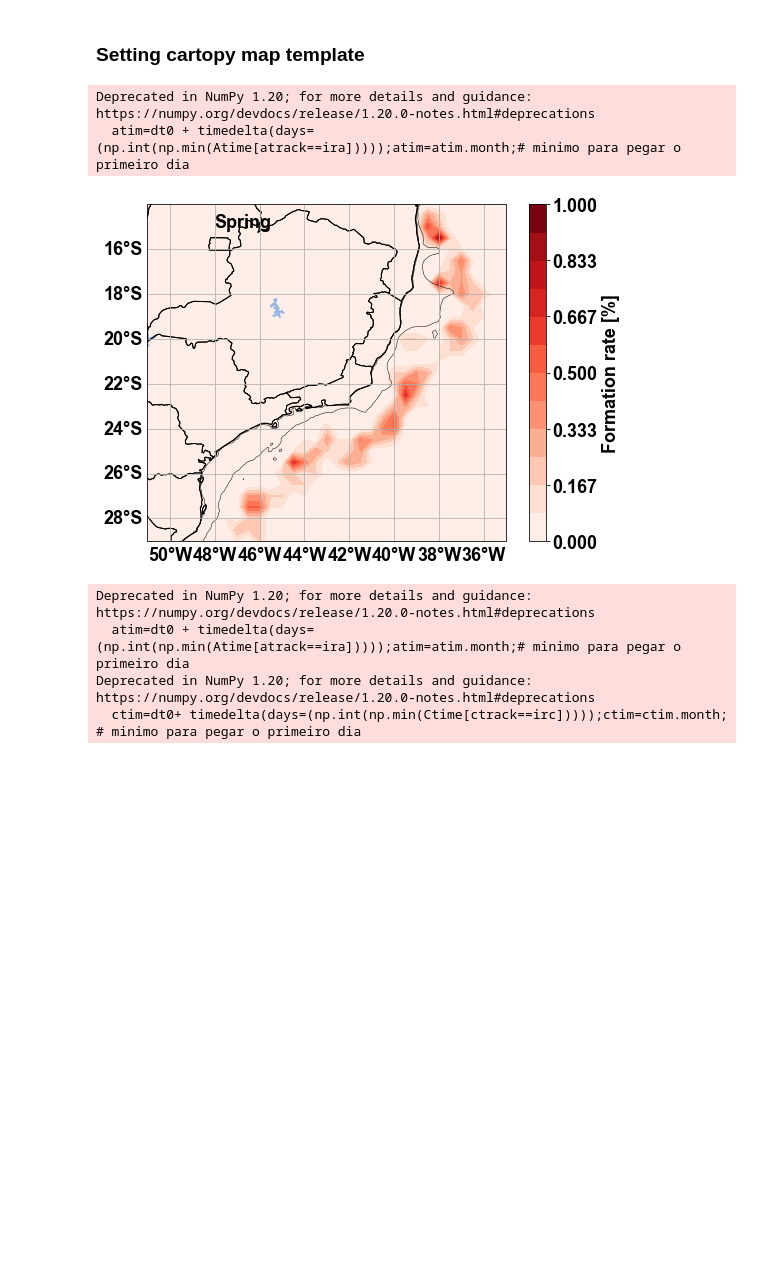
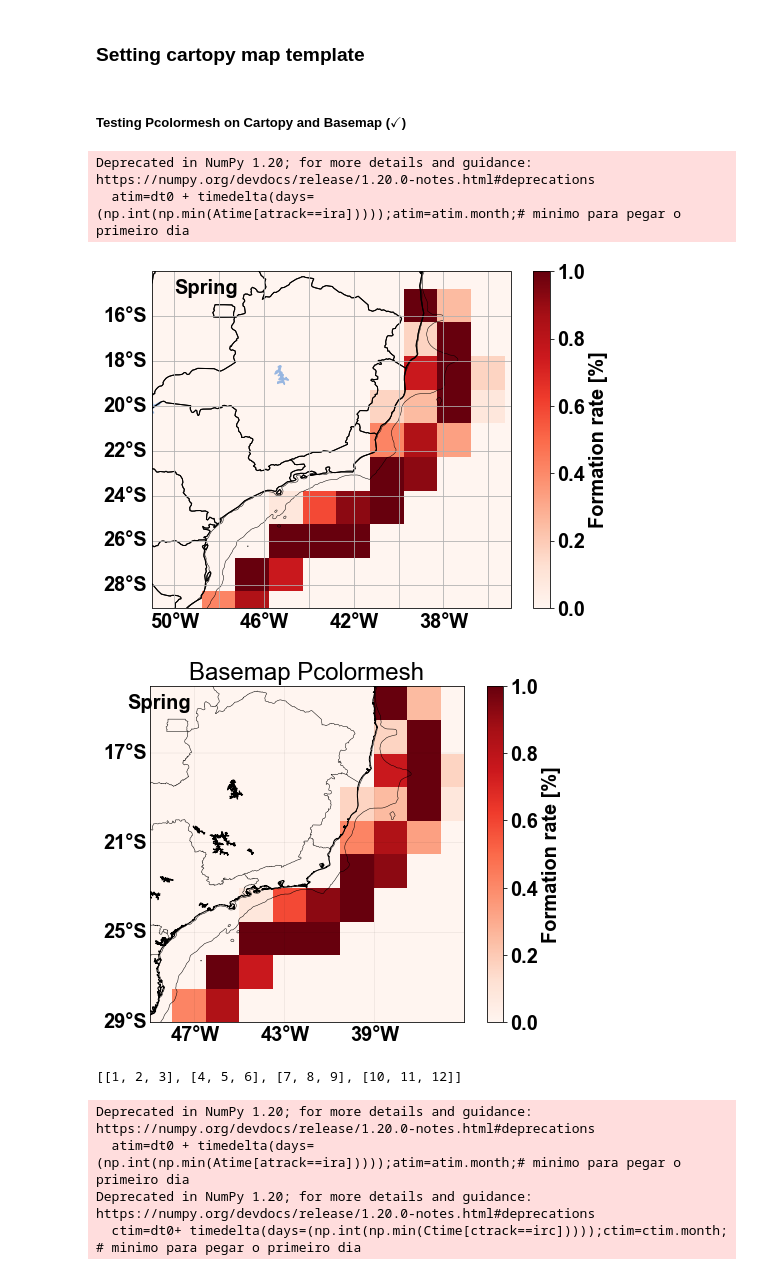
Before and after one commit to igoruchoa/BC_eddies, a Jupyter notebook: track_analysis_current.ipynb, the cells around one changed output. Saved outputs shown, nothing was run; the diff lists cells and outputs as text; code cells hidden in the pictures; blank space fills up the shorter version.

```diff
--- a/track_analysis_current.ipynb
+++ b/track_analysis_current.ipynb
@@ -20,10 +25,5 @@ import utilities as util
 # %%
 def fig1(sizeh,sizev,lnmn,lnmx,ltmn,ltmx,grid_a=0.01):
-    plt.rcParams['font.size']=18
-    plt.rcParams['font.sans-serif']='Arial'
-    plt.rcParams['font.family'] = "sans-serif"
-    plt.rcParams['font.weight']='bold'
-
 
     fig = plt.figure(figsize=(sizeh,sizev))
     ax = fig.add_subplot(1, 1, 1, projection=ccrs.PlateCarree())
@@ -41,6 +41,21 @@ def fig1(sizeh,sizev,lnmn,lnmx,ltmn,ltmx,grid_a=0.01):
     gl = ax.gridlines(draw_labels=True,alpha=grid_a)
     gl.top_labels = False
     gl.right_labels = False
+
+
+def figplot(sizeh,sizev,lnmn,lnmx,ltmn,ltmx,contcolor='#fecf78',alpha=1):
+
+    p=plt.figure(figsize=(sizeh,sizev))
+    lbs=[True, False,False,True]
+    C = Basemap(llcrnrlon=lnmn+2,llcrnrlat=ltmn,urcrnrlat=ltmx,urcrnrlon=lnmx,resolution='h',projection='cyl')
+
+    C.drawcoastlines(linewidth=1);
+    C.fillcontinents(color='#fecf78',alpha=alpha)
+    C.drawstates(linewidth=0.5)
+    C.drawmeridians(np.arange(lnmn,lnmx,4),labels=lbs,zorder=100,linewidth=0.1)
+    C.drawparallels(np.arange(ltmn,ltmx,4),labels=lbs,zorder=101,linewidth=0.1)
+
+    return C
 # %% [markdown]
 ## Plots efficiency and statiscal analysis of Anticyclones and cyclones
 # %% [markdown]
@@ -1398,12 +1412,14 @@ plt.tight_layout()
 ### PLotting Formation A+C,C,A Seasonal Fluctuation
 # %% [markdown]
 ### Setting cartopy map template
+# %% [markdown]
+##### Testing Pcolormesh on Cartopy and Basemap ($\checkmark$)
 # %%
 #test
 
 ltmn=-29;ltmx=-14;lnmn=-51;lnmx=-35.
 
-resol=0.5 #criando mapa de zeros para distribuição
+resol=1.5 #criando mapa de zeros para distribuição
 lonf=np.arange(lnmn-2*resol,lnmx+resol,resol)
 latf=np.arange(ltmn-2*resol,ltmx+resol,resol)
 
@@ -1439,34 +1455,50 @@ for ira in aunik[acond]:
 
     atim=dt0 + timedelta(days=(np.int(np.min(Atime[atrack==ira]))));atim=atim.month;# minimo para pegar o primeiro dia
     if (atim in mon):
         # if (arr>=40) & (app>=vamp) & (atim in mon):
 
 
         alx,aly=alon[atrack==ira][0],alat[atrack==ira][0]
         xind=np.argwhere(alx>=lonf[0,:]).T[0][-1]
         yind=np.argwhere(aly>=latf[:,0]).T[0][-1]
 
 
         acmap[yind,xind]+=1
 
 
 AP=((acmap)/(anumber))*100
 fig1(sizeh=8.06,sizev=6.19,lnmn=-51,lnmx=lnmx,ltmn=ltmn,ltmx=ltmx,grid_a=1)
 
 # plt.figure(figsize=(8.06,6.19))
 plt.contour(xxb,yyb,-zb,colors='k',alpha=1,levels=[0,100],linewidths=0.5,latlon=True)
 
-# plt.pcolormesh(lonf,latf,((acmap)/(anumber))*100,cmap='Reds',vmin=0,vmax=3);
-plt.contourf(lonf,latf,AP,levels=np.linspace(0,1,13),cmap='Reds');
+plt.pcolormesh(lonf,latf,AP,cmap='Reds',vmin=0,vmax=1);
+# plt.contourf(lonf,latf,AP,levels=np.linspace(0,1,13),cmap='Reds');
 plt.text(lonf.min()+4,latf.max()-1,'{0}'.format(mosea[i]))
 cbar=plt.colorbar()
 cbar.set_label('Formation rate [%]',fontweight='bold')
 # plt.ylim(-29,-14)
 # plt.xlim(-55,-35)
 # plt.contourf(xxb,yyb,zb,colors='dimgray',alpha=1,levels=[-100,0],latlon=True)
 # plt.title('N = {:d}'.format((np.int(np.sum(acmap)))))
+
+
+
+figplot(sizeh=8.06,sizev=6.19,lnmn=-51,lnmx=lnmx,ltmn=ltmn,ltmx=ltmx,alpha=0)
+plt.contour(xxb,yyb,-zb,colors='k',alpha=1,levels=[0,100],linewidths=0.5,latlon=True)
+plt.title('Basemap Pcolormesh')
+plt.pcolormesh(lonf,latf,AP,cmap='Reds',vmin=0,vmax=1);
+# plt.contourf(lonf,latf,AP,levels=np.linspace(0,1,13),cmap='Reds');
+plt.text(lonf.min()+4,latf.max()-1,'{0}'.format(mosea[i]))
+cbar=plt.colorbar()
+cbar.set_label('Formation rate [%]',fontweight='bold')
 # %% [output]
 Deprecated in NumPy 1.20; for more details and guidance: https://numpy.org/devdocs/release/1.20.0-notes.html#deprecations
   atim=dt0 + timedelta(days=(np.int(np.min(Atime[atrack==ira]))));atim=atim.month;# minimo para pegar o primeiro dia
-[figure, old version]
+[figure, new version]
+[figure, added]
+# %%
+sea
+# %% [output]
+[[1, 2, 3], [4, 5, 6], [7, 8, 9], [10, 11, 12]]
 # %%
```
Also changed, not shown: parts of 6 cells of this notebook, 2 other files.
